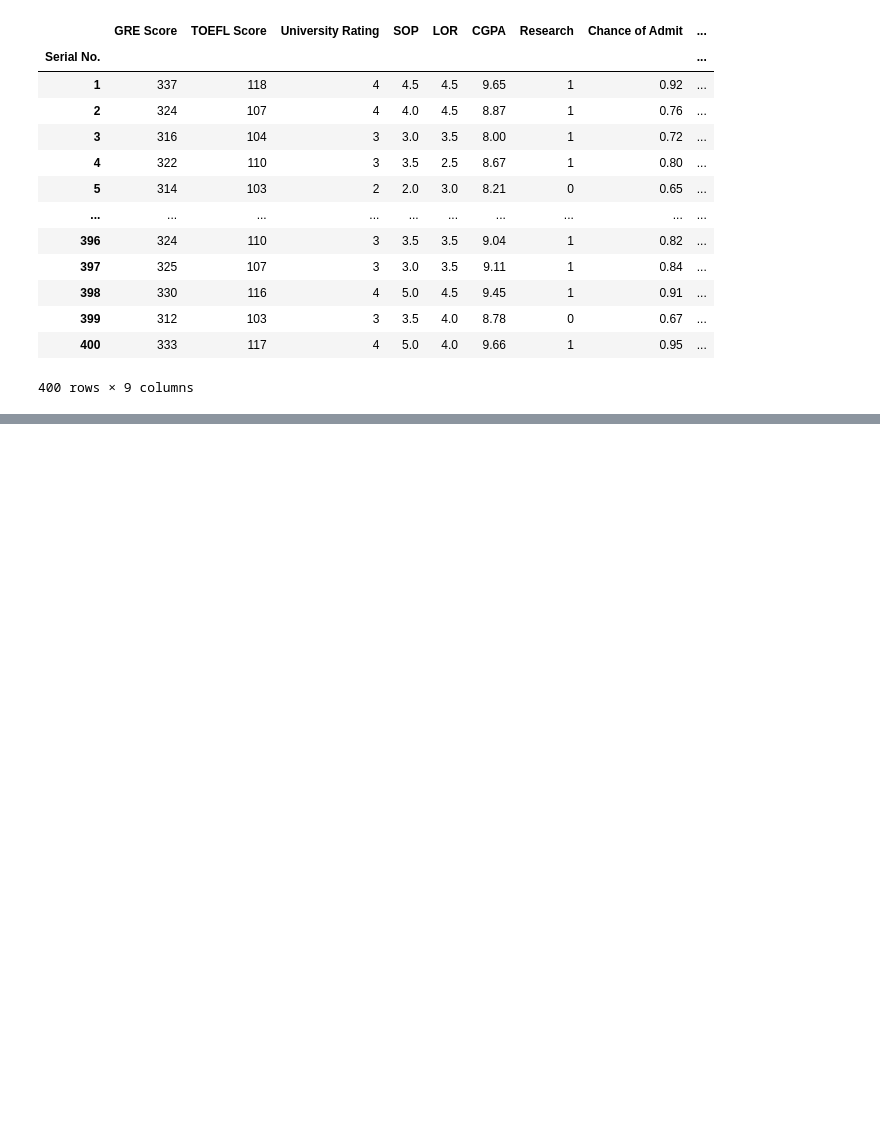
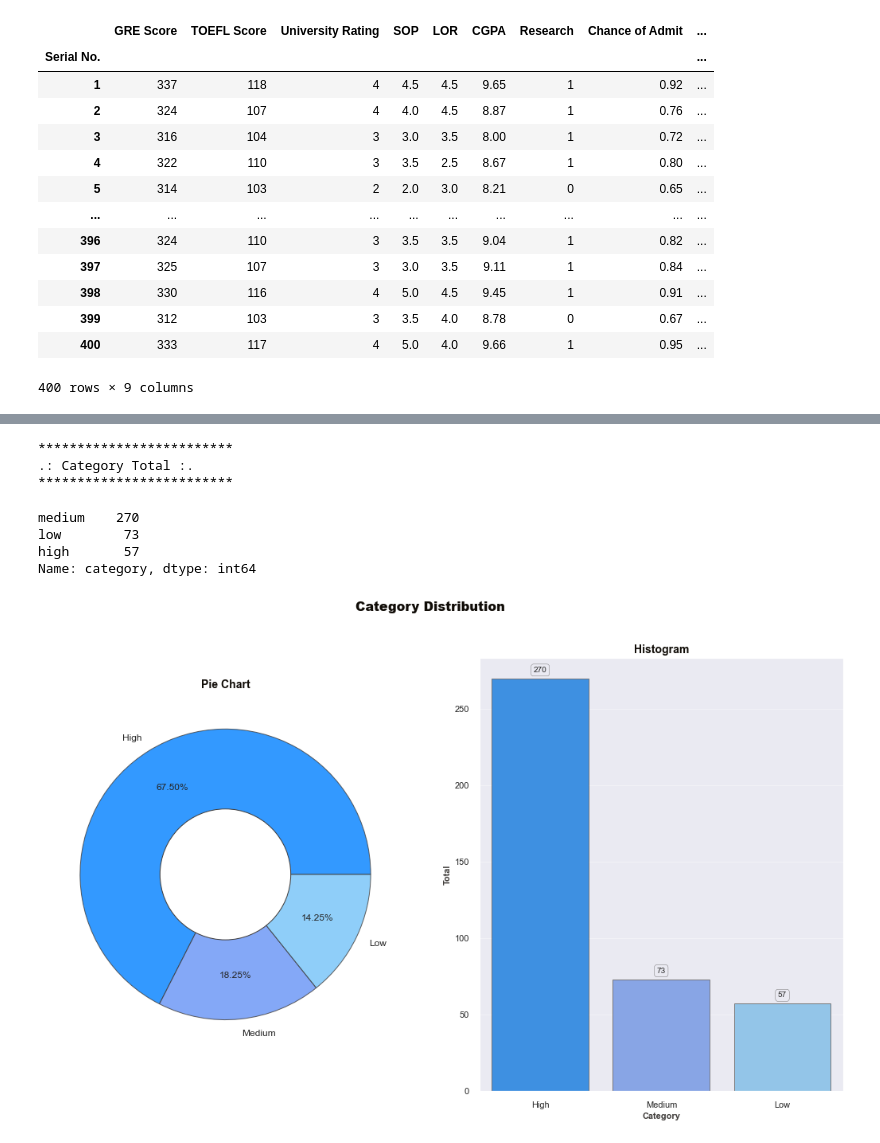
Before and after one commit to MFTDhilah/Insight1, a Jupyter notebook: TAOrbit.ipynb, the cells around one changed output, grey strips where cells are left out. Cells and saved outputs as stored; diff of their text form; code cells hidden in the pictures; blank space fills up the shorter version.

```diff
--- a/TAOrbit.ipynb
+++ b/TAOrbit.ipynb
@@ -133,9 +140,9 @@ pink_grad = ['#8A0030', '#BA1141', '#FF5C8A', '#FF99B9', '#FFDEEB']
 purple_grad = ['#4C0028', '#7F0043', '#8E004C', '#A80059', '#C10067']
 color_mix = ['#F38BB2', '#FFB9CF', '#FFD7D7', '#F17881', '#E7525B']
 black_grad = ['#100C07', '#3E3B39', '#6D6A6A', '#9B9A9C', '#CAC9CD']
-blue_grad = ['#66D7EB', '#51ACC5', '#3E849E', '#2C5F78', '#0E1E2B']
+blue_grad = ['#0080FF', '#6593F5', '#73C2F8', '#66D7EB', '#111E6C']
 # --- Setting Colors, Labels, Order ---
-colors=blue_grad[1:5]
+colors=blue_grad[0:3]
 labels=['High', 'Medium', 'Low']
 order=df['category'].value_counts().index
 
@@ -152,31 +159,40 @@ plt.pie(df['category'].value_counts(), labels=labels, colors=colors, pctdistance
         autopct='%.2f%%', wedgeprops=dict(alpha=0.8, edgecolor=black_grad[1]),
         textprops={'fontsize':12})
 centre=plt.Circle((0, 0), 0.45, fc='white', edgecolor=black_grad[1])
 plt.gcf().gca().add_artist(centre)
 
 # --- Histogram ---
 countplt = plt.subplot(1, 2, 2)
 plt.title('Histogram', fontweight='bold', fontsize=14,
           fontfamily='sans-serif', color=black_grad[0])
 ax = sns.countplot(x='category', data=df, palette=colors, order=order,
                    edgecolor=black_grad[2], alpha=0.85)
 for rect in ax.patches:
     ax.text (rect.get_x()+rect.get_width()/2,
              rect.get_height()+4.25,rect.get_height(),
              horizontalalignment='center', fontsize=10,
              bbox=dict(facecolor='none', edgecolor=black_grad[0],
                        linewidth=0.25, boxstyle='round'))
 
 plt.xlabel('Category', fontweight='bold', fontsize=11, fontfamily='sans-serif',
            color=black_grad[1])
 plt.ylabel('Total', fontweight='bold', fontsize=11, fontfamily='sans-serif',
            color=black_grad[1])
-plt.xticks([0, 1, 2, 3], labels)
+plt.xticks([0, 1, 2], labels)
 plt.grid(axis='y', alpha=0.4)
 countplt
 
 # --- Count Categorical Labels w/out Dropping Null Walues ---
 print('*' * 25)
 print('\033[1m'+'.: Category Total :.'+'\033[0m')
 print('*' * 25)
 df.category.value_counts(dropna=False)
+# %% [output]
+*************************
+.: Category Total :.
+*************************
+medium    270
+low        73
+high       57
+Name: category, dtype: int64
+[figure, added]
```
Also changed, not shown: parts of 30 cells of this notebook, 1 other file.
